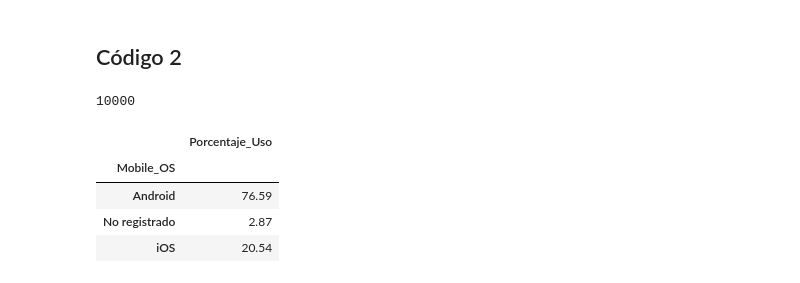
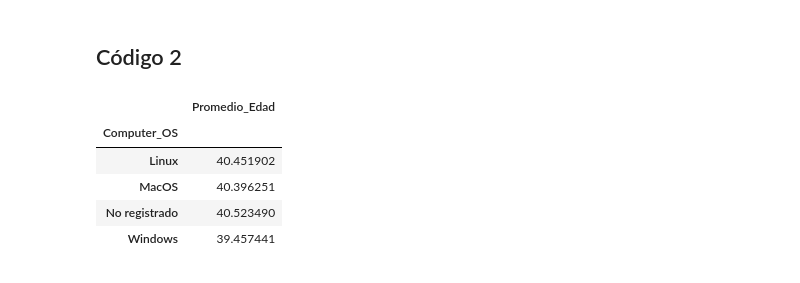
Before and after one commit to jcml002/Reto6, a Jupyter notebook: DS_JCML_RETO.ipynb, the cells around one changed output. Drawn from its saved outputs; the diff is of its cells as text; code cells hidden in the pictures.

```diff
--- a/DS_JCML_RETO.ipynb
+++ b/DS_JCML_RETO.ipynb
@@ -81,37 +81,45 @@ df_final
 # %%
 
 
 #5 Para todos los registros que no tienen un valor para un sistema operativo,
 #ya sea de su computadora o de su dispositivo móvil,
 #asígnales el valor “no registrado“
 
 #df_final['Computer_OS'] = df_final['Computer_OS'].fillna('No registrado')
 #df_final['Mobile_OS'] = df_final['Mobile_OS'].fillna('No registrado')
 
 
 
 #6 Ejecuta la instrucción adecuada en Pandas para encontrar lo siguiente:
 #6.1 El porcentaje de personas que usan Windows, Mac, Linux o "No registrado"
 #    como su sistema operativo en su computadora.
 #    Se esperan 4 renglones en esta respuesta.
+
 #df_final.groupby('Computer_OS').size()
 
 
 #6.2 El porcentaje de personas que usan iOS, Android o "No registrado"
 #    como su sistema operativo en su dispositivo móvil. Se esperan 3 renglones en esta respuesta.
-totalReg = df_final['Mobile_OS'].count()
-print(totalReg)
-df_final.groupby('Mobile_OS').agg(Porcentaje_Uso=('Mobile_OS', 'count'  ) ) / totalReg * 100
+
+#totalReg = df_final['Mobile_OS'].count()
+#print(totalReg)
+#df_final.groupby('Mobile_OS').agg(Porcentaje_Uso=('Mobile_OS', 'count'  ) ) / totalReg * 100
 
 #6.3 La edad promedio de la gente que utiliza cada sistema operativo de escritorio.
+#revisar los nulos
+#notnull
+df_final.groupby('Computer_OS').agg(Promedio_Edad=('Age', 'mean'))
 
 #6.4 El nivel educativo promedio de la gente que utiliza cada sistema operativo de escritorio.
+#df_final.groupby('Computer_OS').agg(Nivel_educativo_Promedio=('Education_Level', 'mean'))
+
 
 #6.5 El número total de tickets generados por la gente, con cada sistema operativo de escritorio.
+#df_final.groupby('Computer_OS').agg(Tickets_Generados=('Computer_tickets', 'sum'))
 # %% [output]
-10000
-|  | Porcentaje_Uso |
-| Mobile_OS |  |
-| Android | 76.59 |
-| No registrado | 2.87 |
-| iOS | 20.54 |
+|  | Promedio_Edad |
+| Computer_OS |  |
+| Linux | 40.451902 |
+| MacOS | 40.396251 |
+| No registrado | 40.523490 |
+| Windows | 39.457441 |
```
